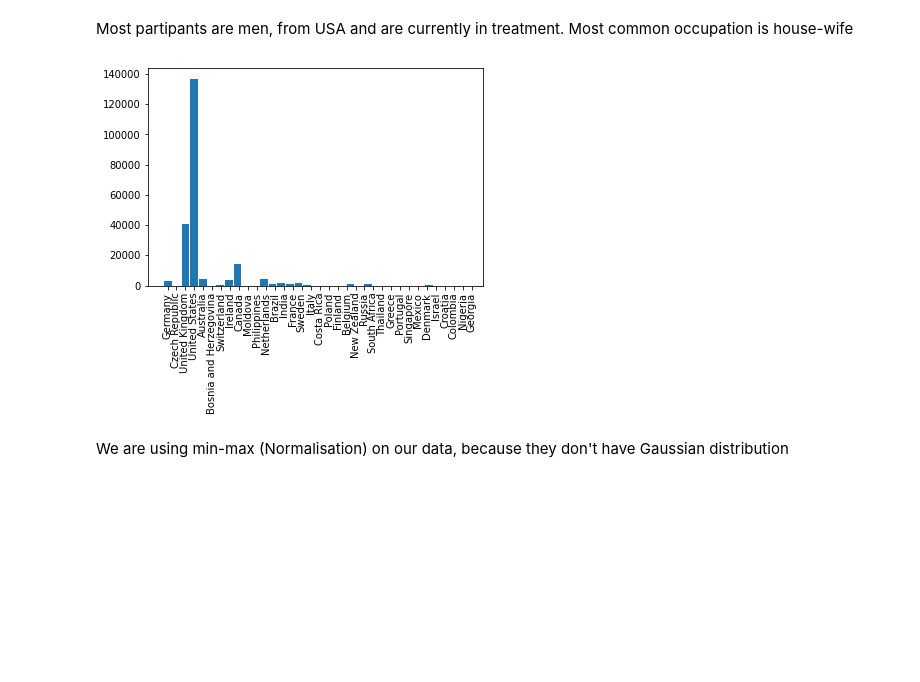
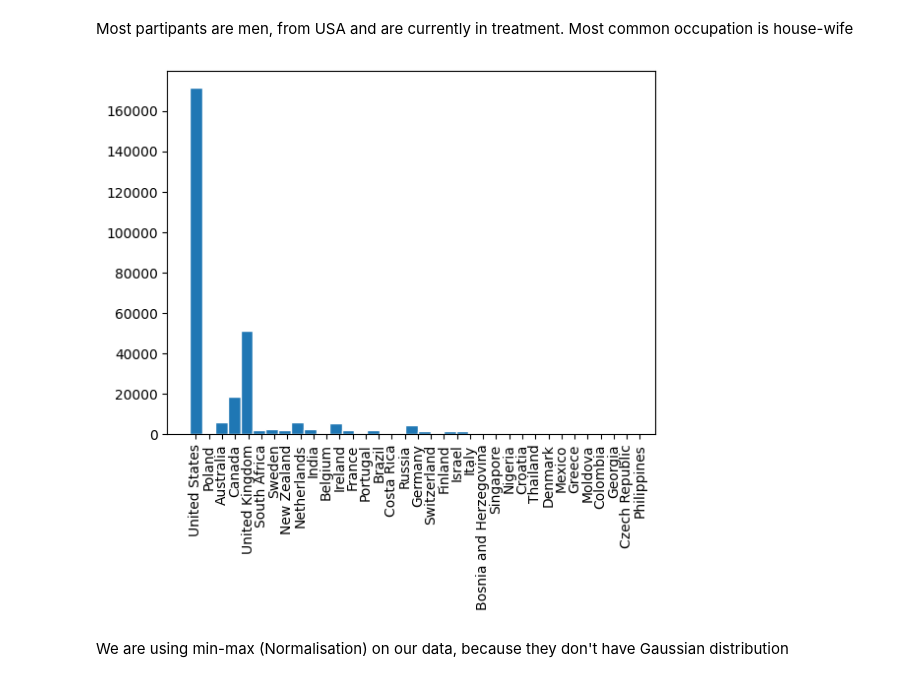
Before and after one commit to noInPutsv2/ola2_ml, a Jupyter notebook: main.ipynb, the cells around one changed output. Drawn from its saved outputs; the diff is of its cells as text; code cells hidden in the pictures; blank space fills up the shorter version.

```diff
--- a/main.ipynb
+++ b/main.ipynb
@@ -67,9 +82,9 @@ train_set_copy = train_set.copy()
 # %%
-histPlot = plt.hist(train_set["Country"], edgecolor='white', bins=35, align="left")
+histPlot = plt.hist(df["Country"], edgecolor='white', bins=35, align="left")
 plt.xticks(rotation='vertical')
 plt.show()
 # %% [output]
-[figure, old version]
+[figure, new version]
 # %%
 # Endcoding text to numbers
 ordinal_encoder = OrdinalEncoder()
```
Also changed, not shown: parts of 16 cells of this notebook.
